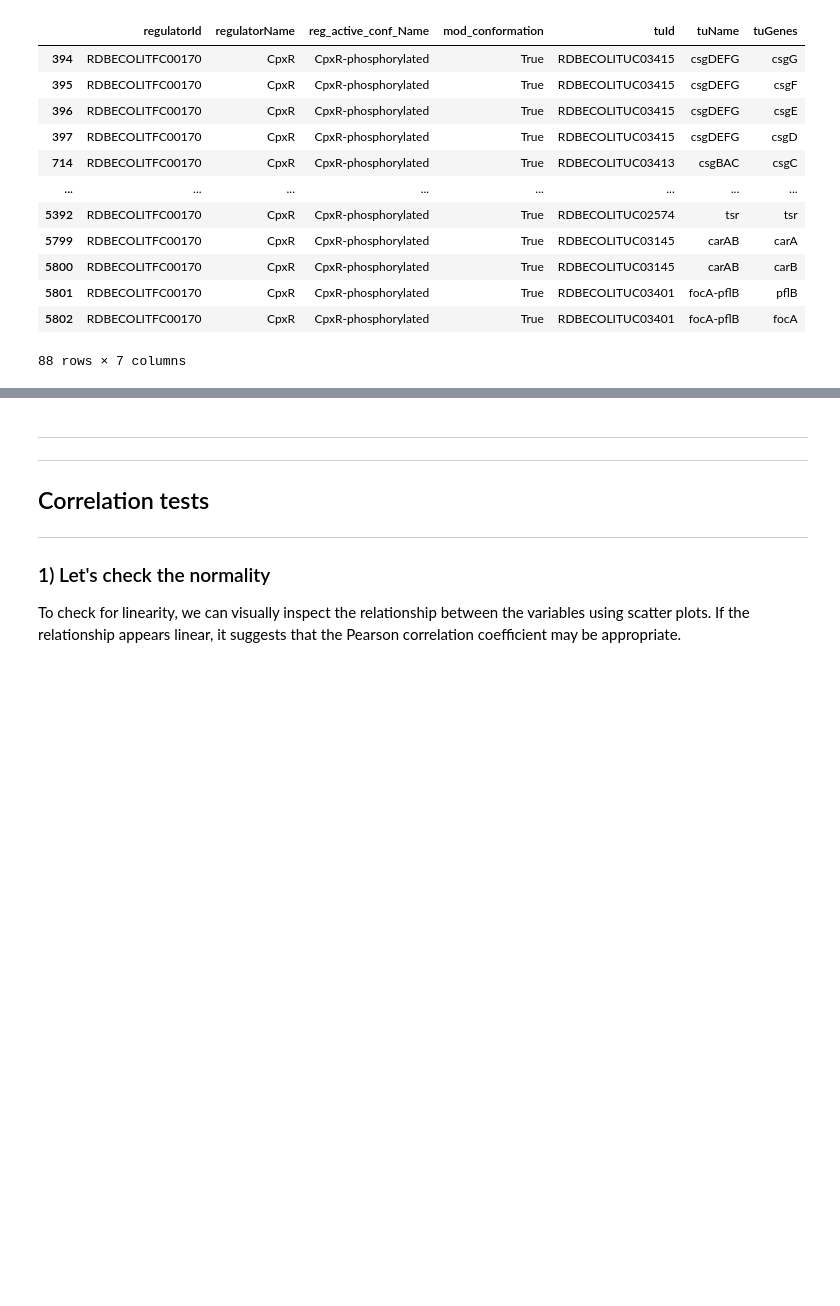
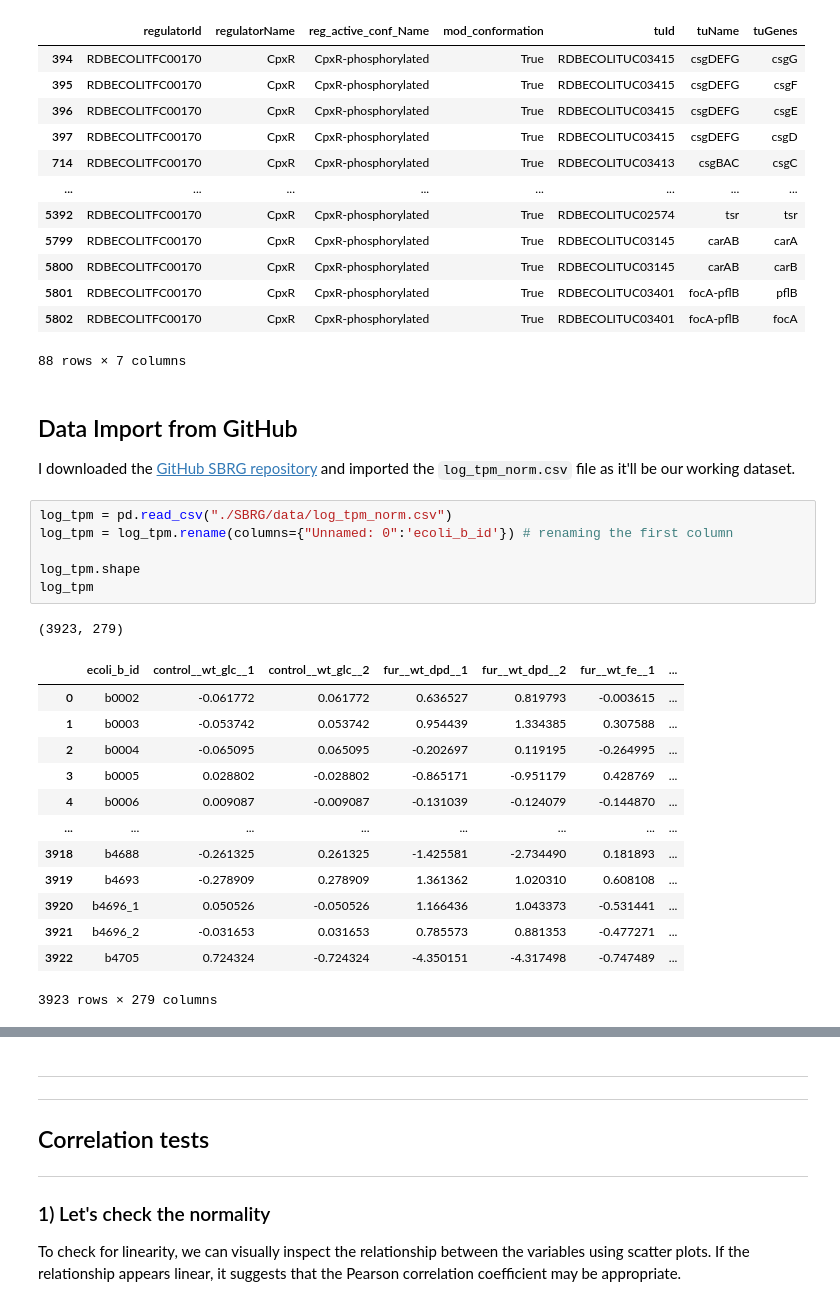
Before and after one commit to gabriele-gambero/Advanced-Genomics-project, a Jupyter notebook: Script on jupyter.ipynb, the cells around one changed output, grey strips where cells are left out. Cells and saved outputs as stored; diff of their text form; blank space fills up the shorter version.

```diff
--- a/Script on jupyter.ipynb
+++ b/Script on jupyter.ipynb
@@ -355,3 +284,27 @@ cpxr
 | 5801 | RDBECOLITFC00170 | CpxR | CpxR-phosphorylated | True | RDBECOLITUC03401 | focA-pflB | pflB |
 | 5802 | RDBECOLITFC00170 | CpxR | CpxR-phosphorylated | True | RDBECOLITUC03401 | focA-pflB | focA |
 88 rows × 7 columns
+# %% [markdown]
+## Data Import from GitHub
+I downloaded the [GitHub SBRG repository](https://github.com/SBRG/precise-db/tree/master/data) and imported the `log_tpm_norm.csv` file as it'll be our working dataset.
+# %%
+log_tpm = pd.read_csv("./SBRG/data/log_tpm_norm.csv")
+log_tpm = log_tpm.rename(columns={"Unnamed: 0":'ecoli_b_id'}) # renaming the first column
+
+log_tpm.shape
+log_tpm
+# %% [output]
+(3923, 279)
+|  | ecoli_b_id | control__wt_glc__1 | control__wt_glc__2 | fur__wt_dpd__1 | fur__wt_dpd__2 | fur__wt_fe__1 | ... |
+| 0 | b0002 | -0.061772 | 0.061772 | 0.636527 | 0.819793 | -0.003615 | ... |
+| 1 | b0003 | -0.053742 | 0.053742 | 0.954439 | 1.334385 | 0.307588 | ... |
+| 2 | b0004 | -0.065095 | 0.065095 | -0.202697 | 0.119195 | -0.264995 | ... |
+| 3 | b0005 | 0.028802 | -0.028802 | -0.865171 | -0.951179 | 0.428769 | ... |
+| 4 | b0006 | 0.009087 | -0.009087 | -0.131039 | -0.124079 | -0.144870 | ... |
+| ... | ... | ... | ... | ... | ... | ... | ... |
+| 3918 | b4688 | -0.261325 | 0.261325 | -1.425581 | -2.734490 | 0.181893 | ... |
+| 3919 | b4693 | -0.278909 | 0.278909 | 1.361362 | 1.020310 | 0.608108 | ... |
+| 3920 | b4696_1 | 0.050526 | -0.050526 | 1.166436 | 1.043373 | -0.531441 | ... |
+| 3921 | b4696_2 | -0.031653 | 0.031653 | 0.785573 | 0.881353 | -0.477271 | ... |
+| 3922 | b4705 | 0.724324 | -0.724324 | -4.350151 | -4.317498 | -0.747489 | ... |
+3923 rows × 279 columns
```
Also changed, not shown: parts of 13 cells of this notebook, 2 other files.
